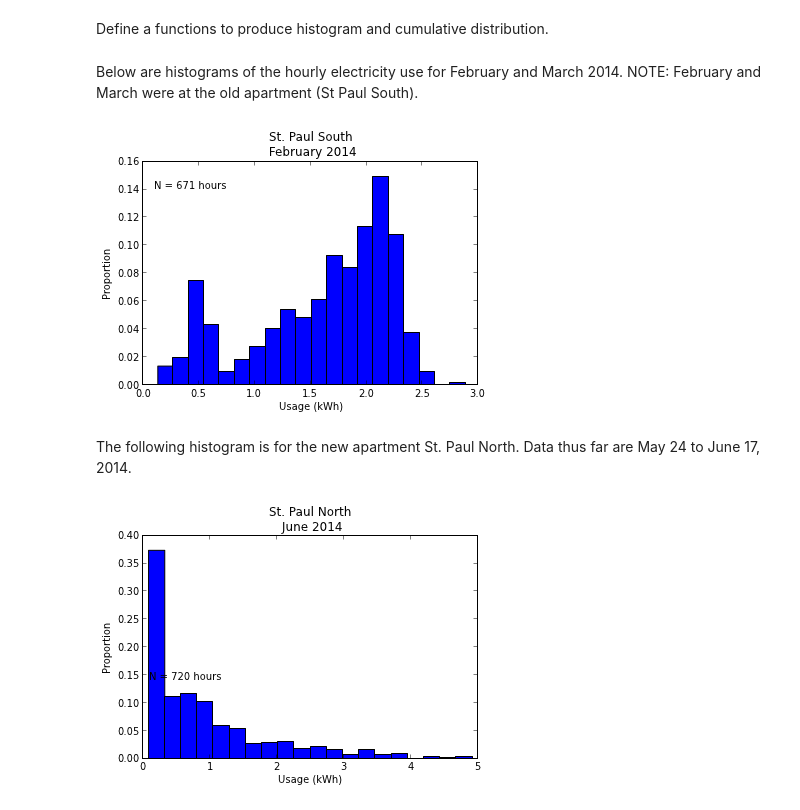
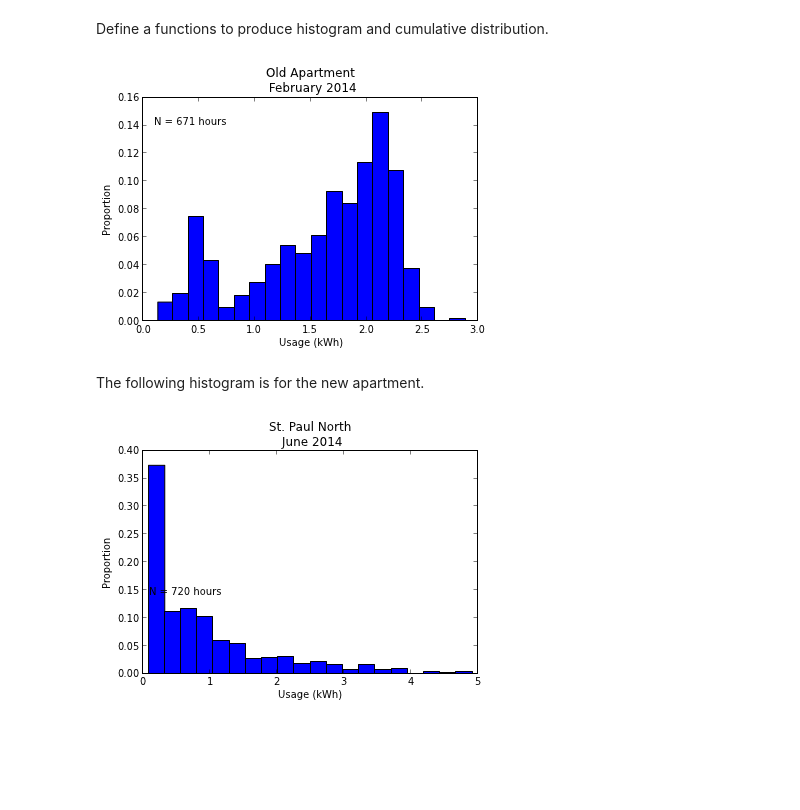
Before and after one commit to jtelszasz/my_energy_forecast_SVR, a Jupyter notebook: apt_compare.ipynb, the cells around one changed output. Drawn from its saved outputs; the diff is of its cells as text; code cells hidden in the pictures; blank space fills up the shorter version.

```diff
--- a/apt_compare.ipynb
+++ b/apt_compare.ipynb
@@ -100,12 +101,10 @@ def elec_cdf(data,date_range,cdf_title):
     title(cdf_title)
     #fig.text(0,1,'N_feb = %d hours \n N_mar = %d hours \n N_new = %d hours'%[size(old_apt_and_weather['USAGE'].ix['feb 2014']),size(old_apt_and_weather['USAGE'].ix['mar 2014']),size(new_apt_and_weather['USAGE'])])
     #legend(['St. Paul South - Feb','St. Paul South - March','St. Paul North'],'lower right')
-# %% [markdown]
-Below are histograms of the hourly electricity use for February and March 2014.  NOTE: February and March were at the old apartment (St Paul South).
 # %%
-elec_hist(old_apt_and_weather['USAGE'],'feb 2014','St. Paul South \n February 2014')
+elec_hist(old_apt_and_weather['USAGE'],'feb 2014','Old Apartment \n February 2014')
 # %% [output]
-[figure, old version]
+[figure, new version]
 # %% [markdown]
-The following histogram is for the new apartment St. Paul North.  Data thus far are May 24 to June 17, 2014.
+The following histogram is for the new apartment.
 # %%
```
Also changed, not shown: parts of 20 cells of this notebook, 4 other files.
